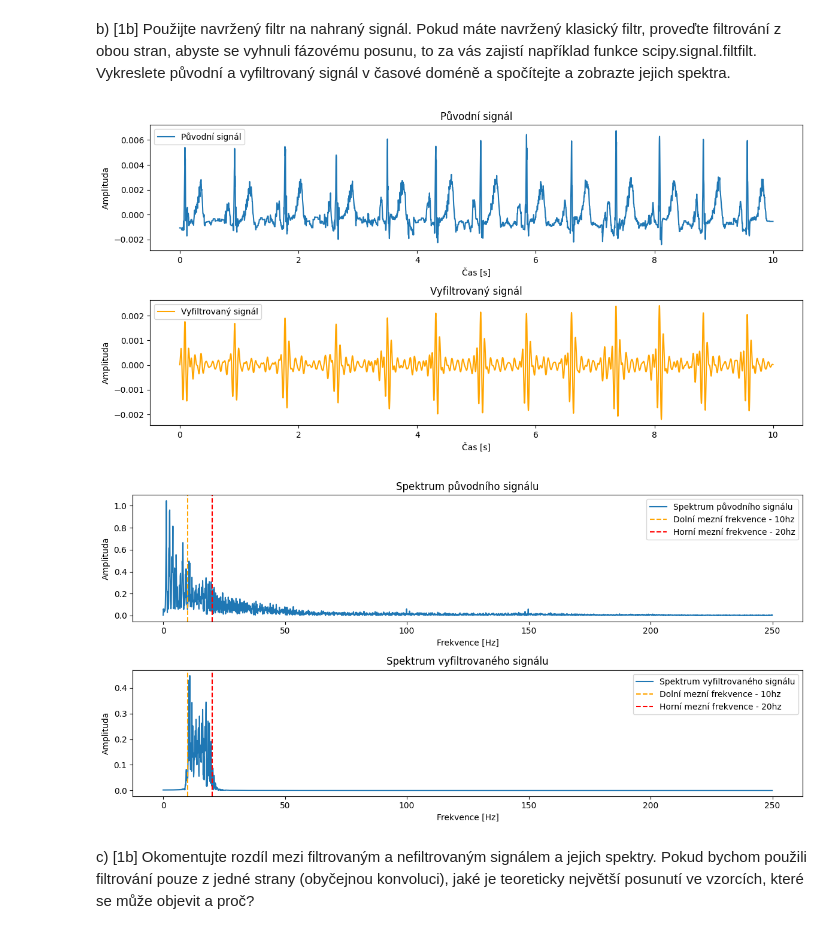
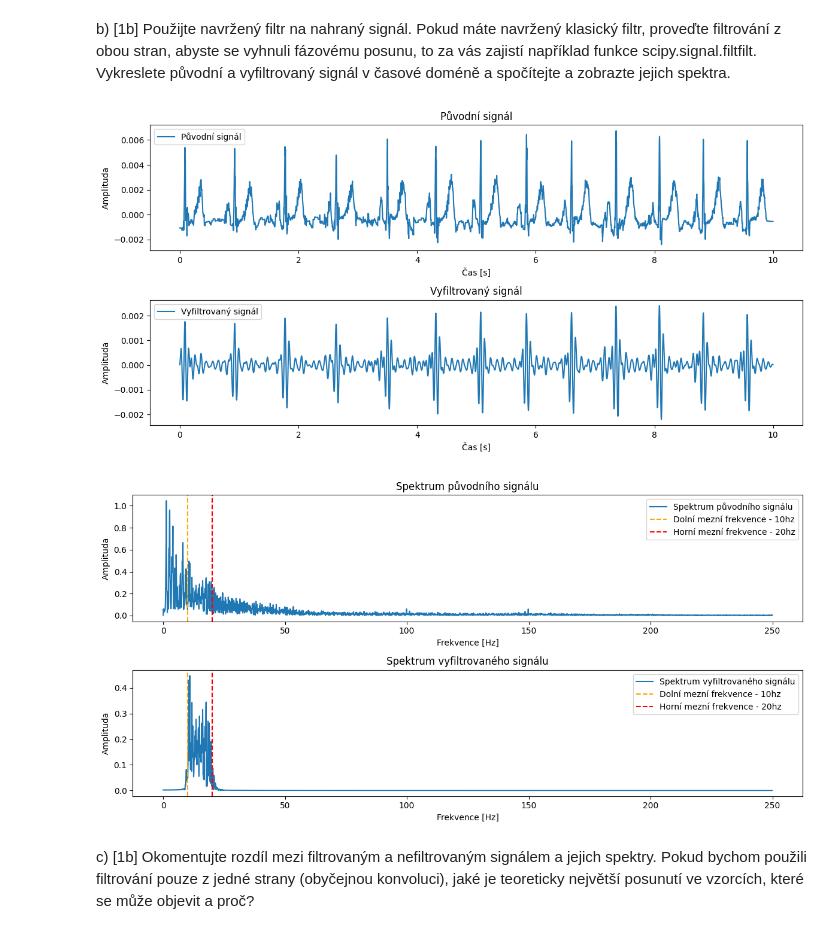
Before and after one commit to MrQvic/ISS-project, a Jupyter notebook: ISS_ECGProject_2023.ipynb, the cells around one changed output. Cells and saved outputs as stored; diff of their text form; code cells hidden in the pictures.

```diff
--- a/ISS_ECGProject_2023.ipynb
+++ b/ISS_ECGProject_2023.ipynb
@@ -255,7 +226,7 @@ plt.show()
 # %%
 # Filtrování signálu
 
-signal_fil = Signal(filtfilt(b, a, signal.data), fs)
+signal_fil = Signal(filtfilt(b, a, signal.data), signal.fs)
 
 # Vykreslení původního signálu v časové doméně
 plt.figure(figsize=(12, 6))
@@ -268,40 +239,40 @@ plt.legend()
 
 # Vykreslení vyfiltrovaného signálu v časové doméně
 plt.subplot(2, 1, 2)
-plt.plot(*signal_fil.plot_signal(), label='Vyfiltrovaný signál', color='orange')
+plt.plot(*signal_fil.plot_signal(), label='Vyfiltrovaný signál')
 plt.title('Vyfiltrovaný signál')
 plt.xlabel('Čas [s]')
 plt.ylabel('Amplituda')
 plt.legend()
 
 plt.tight_layout()
 plt.show()
 
 #Vykreslení DFT původního signálu v časové doméně DFT
 plt.figure(figsize=(12, 6))
 plt.subplot(2, 1, 1)
 plt.plot(*do_dft(signal), label='Spektrum původního signálu')
 plt.axvline(bottom, color="orange", linestyle="--", label="Dolní mezní frekvence - 10hz")
 plt.axvline(top,    color="red",    linestyle="--", label="Horní mezní frekvence - 20hz")
 plt.title('Spektrum původního signálu')
 plt.xlabel('Frekvence [Hz]')
 plt.ylabel('Amplituda')
 plt.legend()
 
 #Vykreslení DFT vyfiltrovaného signálu v časové doméně DFT
 plt.subplot(2, 1, 2)
 plt.plot(*do_dft(signal_fil), label='Spektrum vyfiltrovaného signálu')
 plt.axvline(bottom, color="orange", linestyle="--", label="Dolní mezní frekvence - 10hz")
 plt.axvline(top,    color="red",    linestyle="--", label="Horní mezní frekvence - 20hz")
 plt.title('Spektrum vyfiltrovaného signálu')
 plt.xlabel('Frekvence [Hz]')
 plt.ylabel('Amplituda')
 plt.legend()
 
 plt.tight_layout()
 plt.show()
 # %% [output]
-[figure, old version]
+[figure, new version]
 [figure]
 # %% [markdown]
   c) [1b] Okomentujte rozdíl mezi filtrovaným a nefiltrovaným signálem a jejich spektry. Pokud bychom použili filtrování pouze z jedné strany (obyčejnou konvoluci), jaké je teoreticky největší posunutí ve vzorcích, které se může objevit a proč?
```
Also changed, not shown: parts of 20 cells of this notebook, 1 other file.
